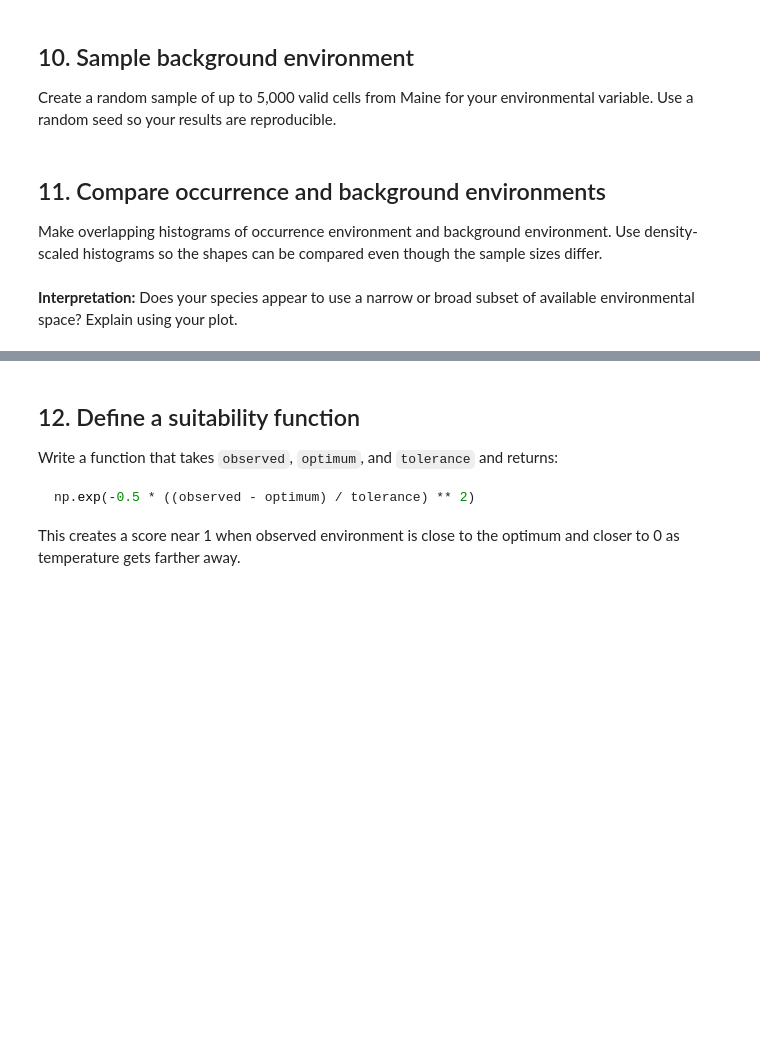
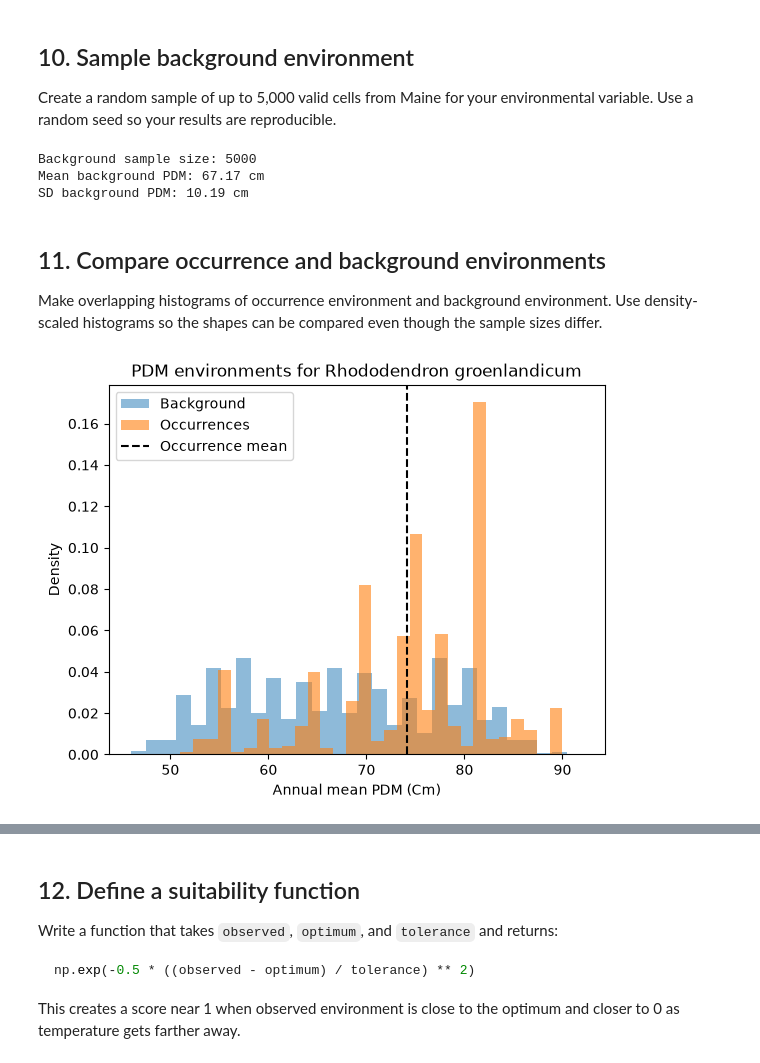
Before and after one commit to Braeclin/BIO597-SpatialBiodiversity, a Jupyter notebook: docs/assignments/Assignment-06-FirstPrinciplesSDM.ipynb, the cells around one changed output, grey strips where cells are left out. Drawn from its saved outputs; the diff is of its cells as text; code cells hidden in the pictures; blank space fills up the shorter version.

```diff
--- a/docs/assignments/Assignment-06-FirstPrinciplesSDM.ipynb
+++ b/docs/assignments/Assignment-06-FirstPrinciplesSDM.ipynb
@@ -167,0 +277,9 @@ Calculate the count, mean, standard deviation, minimum, and maximum of `bio1_c`
+# %%
+presence_mean = presence_gdf["bio14_cm"].mean()
+presence_sd = presence_gdf["bio14_cm"].std()
+# Summarize occurrence temperature values.
+print(f"Number of usable records: {len(presence_gdf)}")
+print(f"Mean occurrence PDM: {presence_mean:.2f} cm")
+print(f"SD of occurrence PDM: {presence_sd:.2f} cm")
+print(f"Minimum occurrence PDM: {presence_gdf['bio14_cm'].min():.2f} cm")
+print(f"Maximum occurrence PDM: {presence_gdf['bio14_cm'].max():.2f} cm")
@@ -171,10 +298,27 @@ Calculate the count, mean, standard deviation, minimum, and maximum of `bio1_c`
 Create a random sample of up to 5,000 valid cells from Maine for your environmental variable. Use a random seed so your results are reproducible.
 # %%
 rng = np.random.default_rng(597)
+
+valid_PDM = bio14_maine_cm.values
+valid_PDM = valid_PDM[np.isfinite(valid_PDM)]
+
+background_PDM = rng.choice(
+    valid_PDM,
+    size=min(5000, valid_PDM.size),
+    replace=False,
+)
+
+print(f"Background sample size: {len(background_PDM)}")
+print(f"Mean background PDM: {background_PDM.mean():.2f} cm")
+print(f"SD background PDM: {background_PDM.std():.2f} cm")
 
 # Create an array of valid raster environmental values.
 # Randomly sample up to 5000 cells without replacement.
 # Print the background sample size, mean, and standard deviation.
+# %% [output]
+Background sample size: 5000
+Mean background PDM: 67.17 cm
+SD background PDM: 10.19 cm
 # %% [markdown]
 ## 11. Compare occurrence and background environments
 
@@ -184,2 +326,12 @@ Make overlapping histograms of occurrence environment and background environment
-# %% [markdown]
-**Interpretation:** Does your species appear to use a narrow or broad subset of available environmental space? Explain using your plot.
+# %%
+# Create an overlapping histogram of background and occurrence PDM.
+plt.hist(background_PDM, bins=30, alpha=0.5, density=True, label="Background")
+plt.hist(presence_gdf["bio14_cm"], bins=30, alpha=0.6, density=True, label="Occurrences")
+plt.axvline(presence_mean, color="black", linestyle="--", label="Occurrence mean")
+plt.xlabel("Annual mean PDM (Cm)")
+plt.ylabel("Density")
+plt.title(f"PDM environments for {target_species}")
+plt.legend()
+plt.show()
+# %% [output]
+[figure, added]
```
Also changed, not shown: parts of 26 cells of this notebook.
